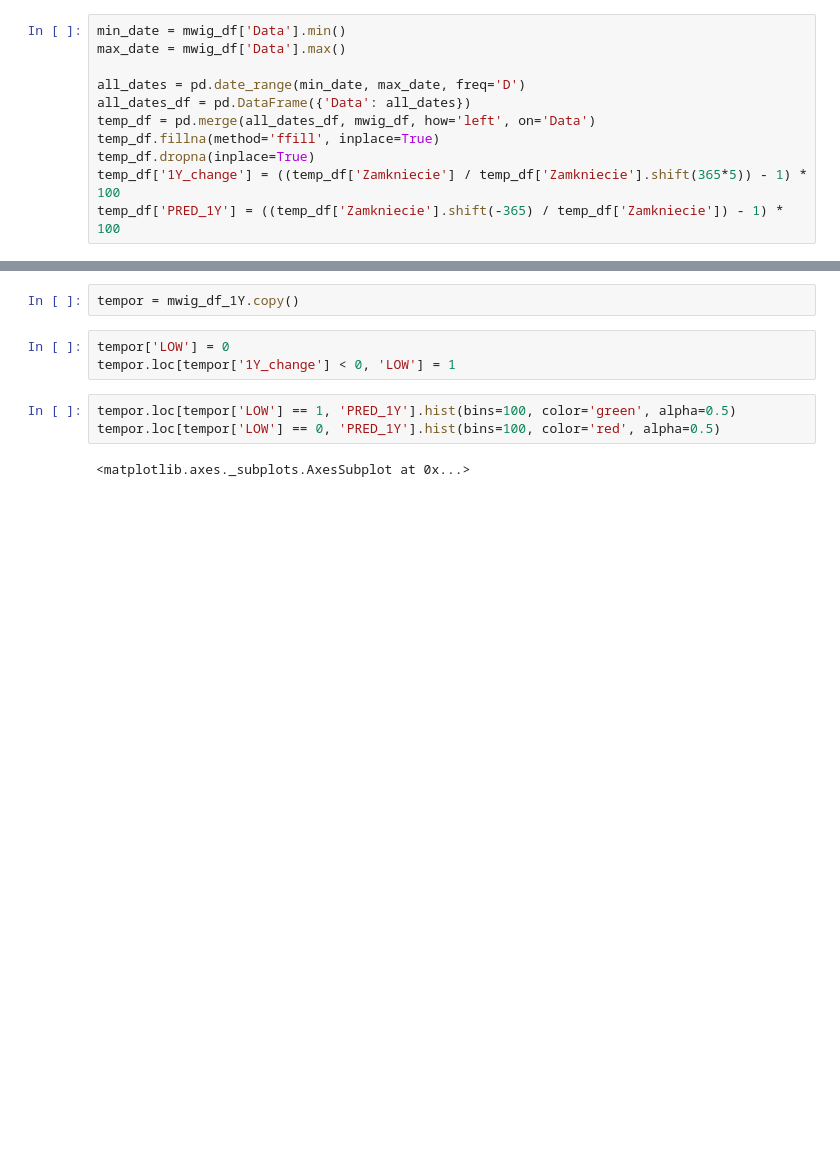
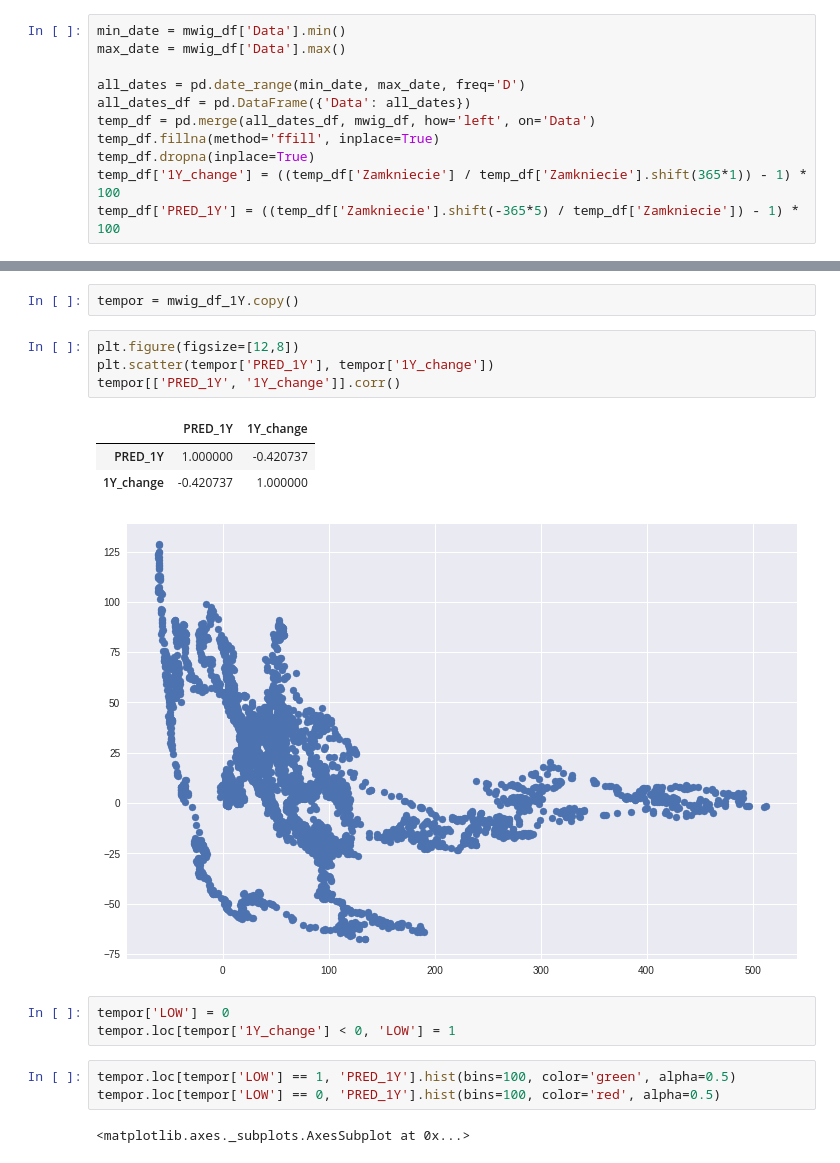
Before and after one commit to Bounty1993/stock-analysis, a Jupyter notebook: index_analysis.ipynb, the cells around one changed output, grey strips where cells are left out. Cells and saved outputs as stored; diff of their text form; blank space fills up the shorter version.

```diff
--- a/index_analysis.ipynb
+++ b/index_analysis.ipynb
@@ -63,8 +75,8 @@ all_dates_df = pd.DataFrame({'Data': all_dates})
 temp_df = pd.merge(all_dates_df, mwig_df, how='left', on='Data')
 temp_df.fillna(method='ffill', inplace=True)
 temp_df.dropna(inplace=True)
-temp_df['1Y_change'] = ((temp_df['Zamkniecie'] / temp_df['Zamkniecie'].shift(365*5)) - 1) * 100
-temp_df['PRED_1Y'] = ((temp_df['Zamkniecie'].shift(-365) / temp_df['Zamkniecie']) - 1) * 100
+temp_df['1Y_change'] = ((temp_df['Zamkniecie'] / temp_df['Zamkniecie'].shift(365*1)) - 1) * 100
+temp_df['PRED_1Y'] = ((temp_df['Zamkniecie'].shift(-365*5) / temp_df['Zamkniecie']) - 1) * 100
 # %%
 mwig_df_1Y = temp_df[temp_df['Data'].isin(mwig_df['Data'])].copy()
 mwig_df_1Y.dropna(inplace=True)
@@ -75,5 +87,14 @@ mwig_df_1Y.plot(x='Data', y='1Y_change');
 # %%
 tempor = mwig_df_1Y.copy()
+# %%
+plt.figure(figsize=[12,8])
+plt.scatter(tempor['PRED_1Y'], tempor['1Y_change'])
+tempor[['PRED_1Y', '1Y_change']].corr()
+# %% [output]
+|  | PRED_1Y | 1Y_change |
+| PRED_1Y | 1.000000 | -0.420737 |
+| 1Y_change | -0.420737 | 1.000000 |
+[figure, added]
 # %%
 tempor['LOW'] = 0
 tempor.loc[tempor['1Y_change'] < 0, 'LOW'] = 1
```
Also changed, not shown: parts of 8 cells of this notebook, 1 other file.
